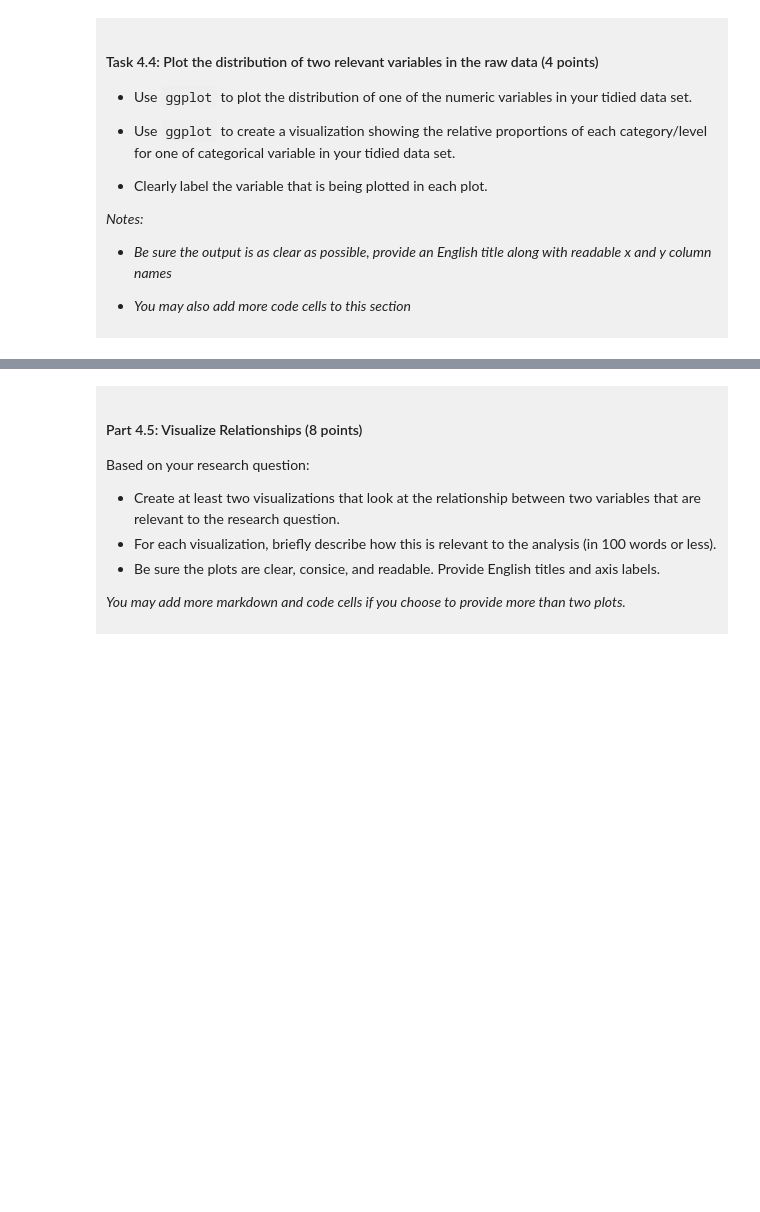
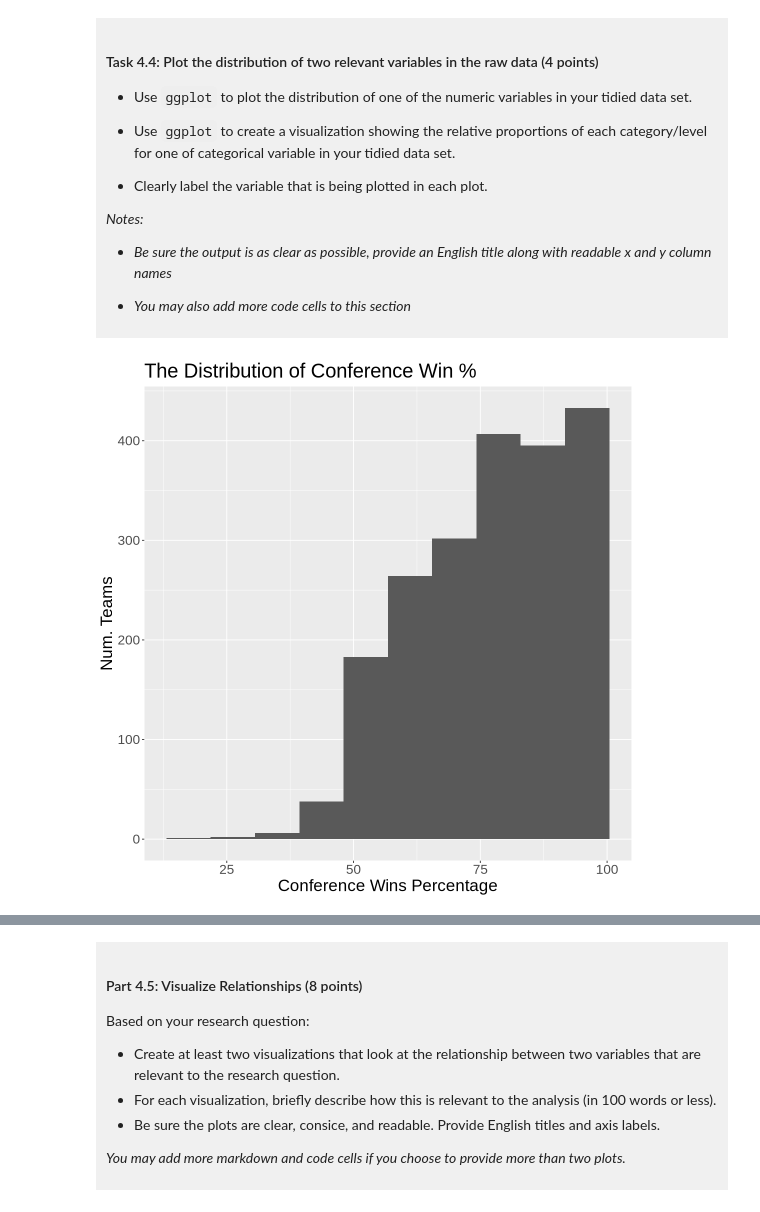
Before and after one commit to PiaoyiWu/dsci-100-project-piaoyi-wu, a Jupyter notebook: dsci-100-project-notebook.ipynb, the cells around one changed output, grey strips where cells are left out. Saved outputs shown, nothing was run; the diff lists cells and outputs as text; code cells hidden in the pictures; blank space fills up the shorter version.

```diff
--- a/dsci-100-project-notebook.ipynb
+++ b/dsci-100-project-notebook.ipynb
@@ -293,5 +366,18 @@ You will refine your research question (if needed) and produce a tidy data set.
 
 </div>
 # %%
-### EDIT THIS CODE CELL FOR PLOT 1 ###
+### NUMERICAL VARIABLES
+options(repr.plot.width = 9, repr.plot.height = 9) # increases the size of the plot
+
+tidy_conf_wins_pct_distribution <- tidy_womens_mm |>
+    ggplot(aes(x = conf_wins_pct)) + # graph the win pct
+    geom_histogram(bins = 10) +      # use a historgram when it's one quantitative var.
+    labs(x = "Conference Wins Percentage", y = "Num. Teams") + # to rename the y axis
+    theme(text = element_text(size = 20)) +                    # increase text size
+    ggtitle("The Distribution of Conference Win %")            # title
+
+
+tidy_conf_wins_pct_distribution # disp
+# %% [output]
+[figure, added]
 # %%
```
Also changed, not shown: parts of 13 cells of this notebook.
